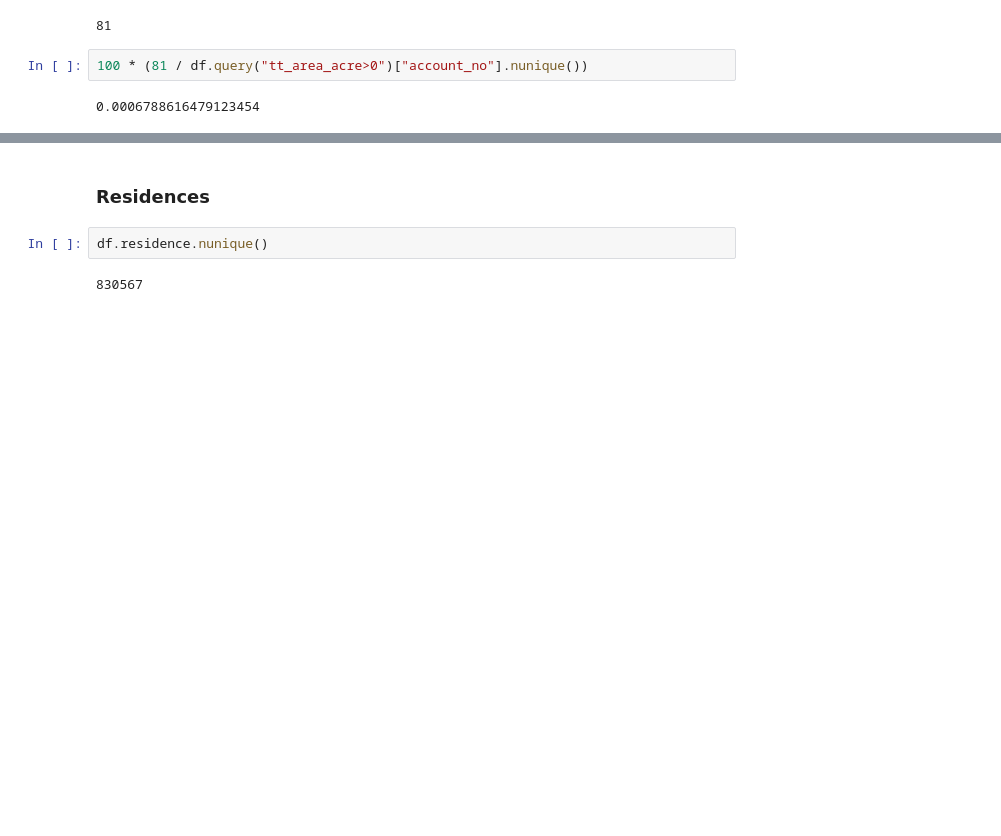
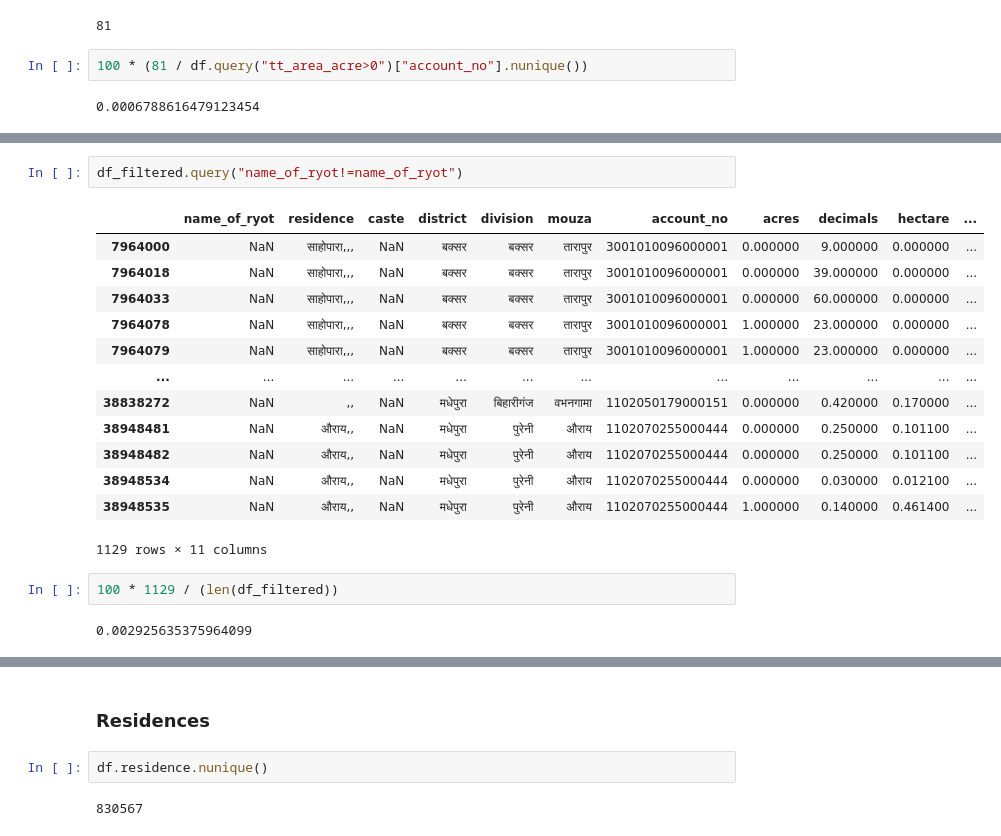
Before and after one commit to in-rolls/land, a Jupyter notebook: scripts/00_summary_basic_bihar_land_record.ipynb, the cells around one changed output, grey strips where cells are left out. Cells and saved outputs as stored; diff of their text form; blank space fills up the shorter version.

```diff
--- a/scripts/00_summary_basic_bihar_land_record.ipynb
+++ b/scripts/00_summary_basic_bihar_land_record.ipynb
@@ -136,0 +205,20 @@ df.query("tt_area_acre>100_00")["account_no"].nunique()
+# %%
+df_filtered.query("name_of_ryot!=name_of_ryot")
+# %% [output]
+|  | name_of_ryot | residence | caste | district | division | mouza | account_no | acres | decimals | hectare | ... |
+| 7964000 | NaN | साहोपारा,,, | NaN | बक्सर | बक्सर | तारापुर | 3001010096000001 | 0.000000 | 9.000000 | 0.000000 | ... |
+| 7964018 | NaN | साहोपारा,,, | NaN | बक्सर | बक्सर | तारापुर | 3001010096000001 | 0.000000 | 39.000000 | 0.000000 | ... |
+| 7964033 | NaN | साहोपारा,,, | NaN | बक्सर | बक्सर | तारापुर | 3001010096000001 | 0.000000 | 60.000000 | 0.000000 | ... |
+| 7964078 | NaN | साहोपारा,,, | NaN | बक्सर | बक्सर | तारापुर | 3001010096000001 | 1.000000 | 23.000000 | 0.000000 | ... |
+| 7964079 | NaN | साहोपारा,,, | NaN | बक्सर | बक्सर | तारापुर | 3001010096000001 | 1.000000 | 23.000000 | 0.000000 | ... |
+| ... | ... | ... | ... | ... | ... | ... | ... | ... | ... | ... | ... |
+| 38838272 | NaN | ,, | NaN | मधेपुरा | बिहारीगंज | वभनगामा | 1102050179000151 | 0.000000 | 0.420000 | 0.170000 | ... |
+| 38948481 | NaN | औराय,, | NaN | मधेपुरा | पुरेनी | औराय | 1102070255000444 | 0.000000 | 0.250000 | 0.101100 | ... |
+| 38948482 | NaN | औराय,, | NaN | मधेपुरा | पुरेनी | औराय | 1102070255000444 | 0.000000 | 0.250000 | 0.101100 | ... |
+| 38948534 | NaN | औराय,, | NaN | मधेपुरा | पुरेनी | औराय | 1102070255000444 | 0.000000 | 0.030000 | 0.012100 | ... |
+| 38948535 | NaN | औराय,, | NaN | मधेपुरा | पुरेनी | औराय | 1102070255000444 | 1.000000 | 0.140000 | 0.461400 | ... |
+1129 rows × 11 columns
+# %%
+100 * 1129 / (len(df_filtered))
+# %% [output]
+0.002925635375964099
```
Also changed, not shown: parts of 35 cells of this notebook.
